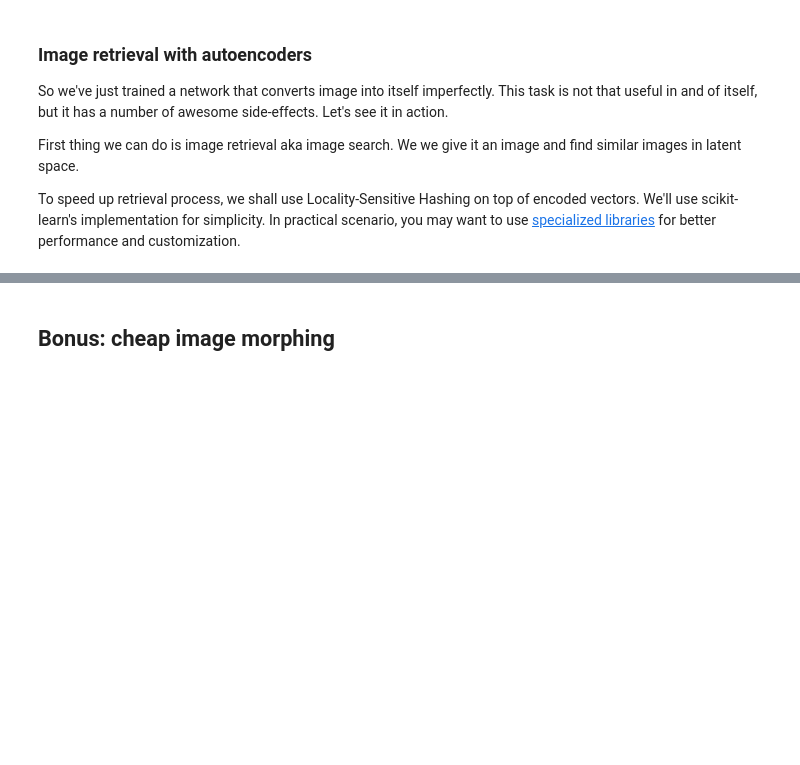
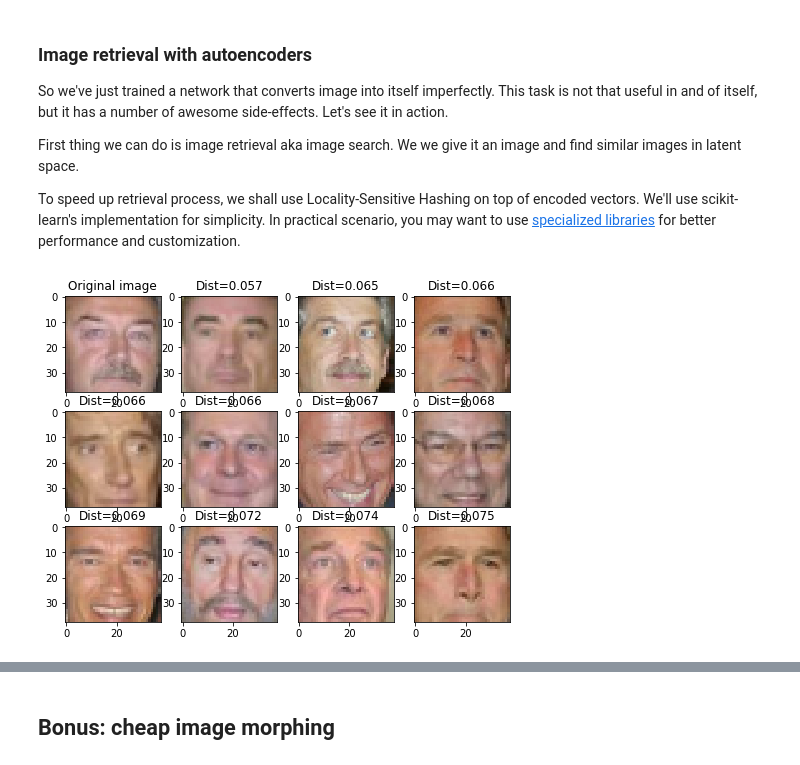
Before and after one commit to jlricon/advanced-deep-learning, a Jupyter notebook: intro-to-dle/week4/Autoencoders-task.ipynb, the cells around one changed output, grey strips where cells are left out. Cells and saved outputs as stored; diff of their text form; code cells hidden in the pictures; blank space fills up the shorter version.

```diff
--- a/intro-to-dle/week4/Autoencoders-task.ipynb
+++ b/intro-to-dle/week4/Autoencoders-task.ipynb
@@ -334,6 +253,9 @@ __Hint:__ if you're getting "Encoder layer is smaller than bottleneck" error, us
 
 For example, such layer may have code_size*2 units.
 # %%
+import gc
+del encoder,decoder,autoencoder
+for i in range(3): gc.collect()
 encoder,decoder = build_deep_autoencoder(img_shape,code_size=32)
 
 inp = L.Input(img_shape)
@@ -341,4 +263,5 @@ code = encoder(inp)
 reconstruction = decoder(code)
 
 autoencoder = keras.models.Model(inp,reconstruction)
-autoencoder.compile('adamax','mse')
+
+encoder.summary()
@@ -456,7 +435,7 @@ First thing we can do is image retrieval aka image search. We we give it an imag
 To speed up retrieval process, we shall use Locality-Sensitive Hashing on top of encoded vectors. We'll use scikit-learn's implementation for simplicity. In practical scenario, you may want to use [specialized libraries](https://erikbern.com/2015/07/04/benchmark-of-approximate-nearest-neighbor-libraries.html) for better performance and customization.
 # %%
 images = X_train
-codes = <encode all images>
+codes = encoder.predict(images)
 assert len(codes) == len(images)
 # %%
 from sklearn.neighbors import LSHForest
@@ -487,7 +466,9 @@ def show_similar(image):
     plt.show()
 # %%
 #smiles
-show_similar(X_test[2])
+show_similar(X_test[6])
+# %% [output]
+[figure, added]
 # %%
 #ethnicity
 show_similar(X_test[500])
```
Also changed, not shown: parts of 22 cells of this notebook, 4 other files.
